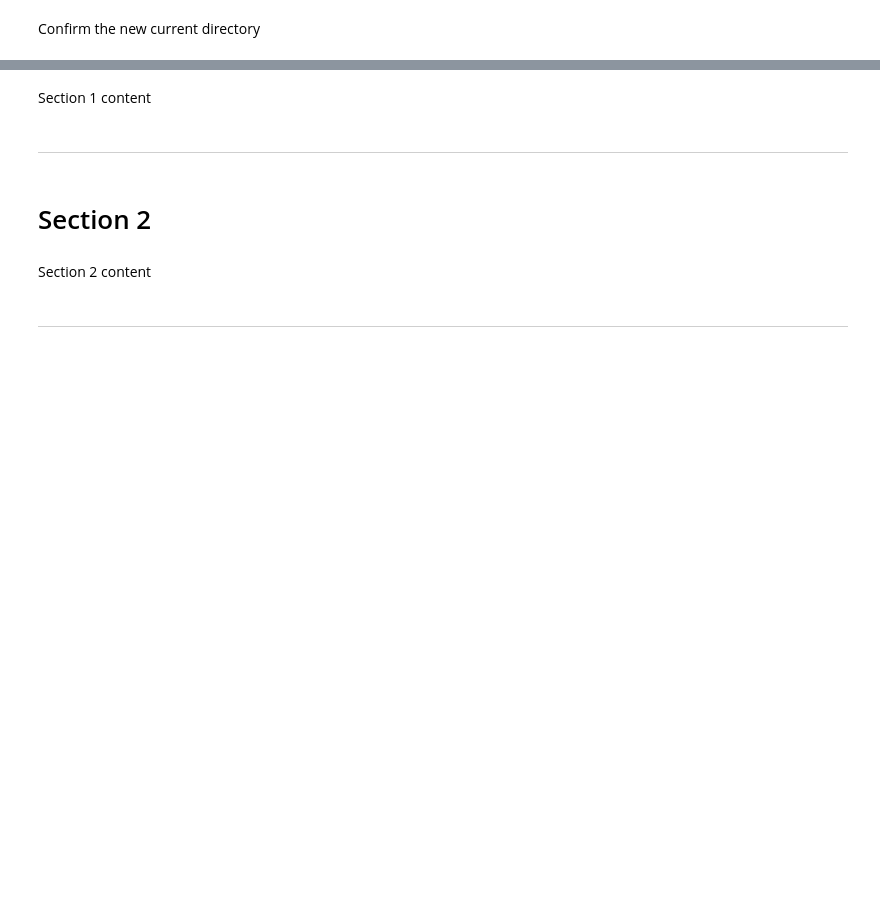
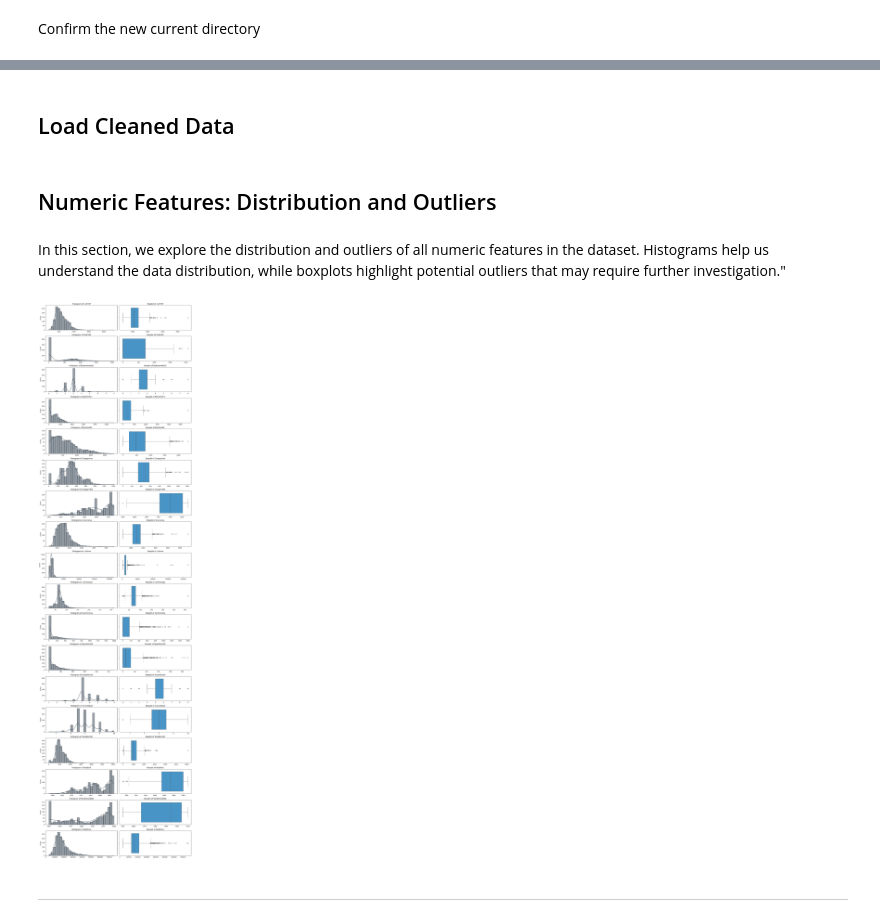
Before and after one commit to David5p/heritage-housing, a Jupyter notebook: jupyter_notebooks/EDA-Analysis.ipynb, the cells around one changed output, grey strips where cells are left out. Saved outputs shown, nothing was run; the diff lists cells and outputs as text; code cells hidden in the pictures; blank space fills up the shorter version.

```diff
--- a/jupyter_notebooks/EDA-Analysis.ipynb
+++ b/jupyter_notebooks/EDA-Analysis.ipynb
@@ -46,8 +55,44 @@ current_dir
-# %% [markdown]
-Section 1 content
+# %% [markdown]
+## Load Cleaned Data
+# %%
+import pandas as pd
+
+# Load cleaned data
+df_clean = pd.read_csv('outputs/datasets/cleaned/CleanedData.csv')
+
+# Optional: assign to TrainSet if you want to follow your EDA code
+TrainSet = df_clean
+# %% [markdown]
+## Numeric Features: Distribution and Outliers
+# %% [markdown]
+In this section, we explore the distribution and outliers of all numeric features in the dataset. Histograms help us understand the data distribution, while boxplots highlight potential outliers that may require further investigation."
+# %%
+import matplotlib.pyplot as plt
+import seaborn as sns
+
+# Select numeric columns
+num_cols = TrainSet.select_dtypes(include=['int64', 'float64']).columns.tolist()
+
+# Set a larger figure size for clarity
+plt.figure(figsize=(15, len(num_cols)*3))
+
+for i, col in enumerate(num_cols):
+    # Histogram with KDE
+    plt.subplot(len(num_cols), 2, 2*i+1)
+    sns.histplot(TrainSet[col], kde=True, color='#2c3e50', bins=30)
+    plt.title(f'Histogram of {col}', fontsize=12)
+    plt.xlabel('')
+    plt.ylabel('Count')
+
+    # Boxplot for outliers
+    plt.subplot(len(num_cols), 2, 2*i+2)
+    sns.boxplot(x=TrainSet[col], color='#3498db')
+    plt.title(f'Boxplot of {col}', fontsize=12)
+    plt.xlabel('')
+
+plt.tight_layout()
+plt.show()
+# %% [output]
+[figure, added]
 # %% [markdown]
 ---
-# %% [markdown]
-# Section 2
-# %% [markdown]
-Section 2 content
@@ -61,2 +98,0 @@ print("WoodDeckSF non-zero count:", (df['WoodDeckSF'] > 0).sum())
-# %% [markdown]
----
```
Also changed, not shown: parts of 23 cells of this notebook, 1 other file.
